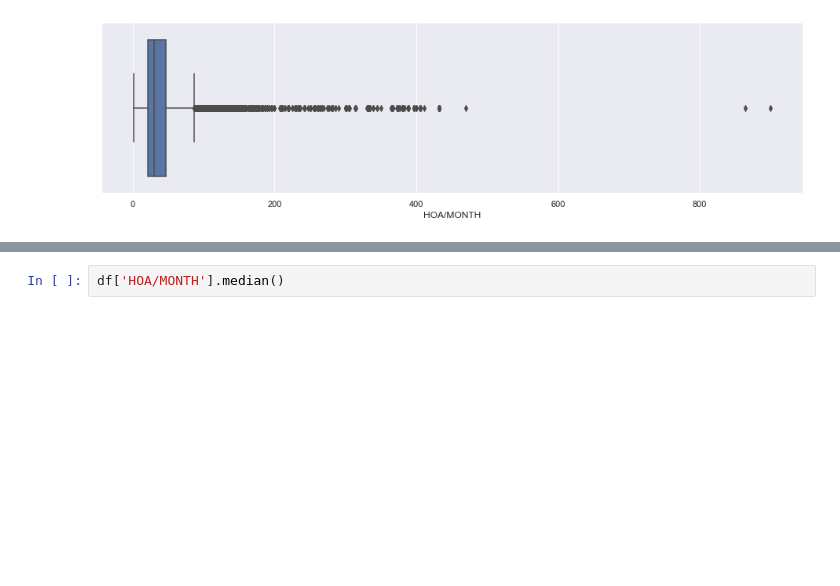
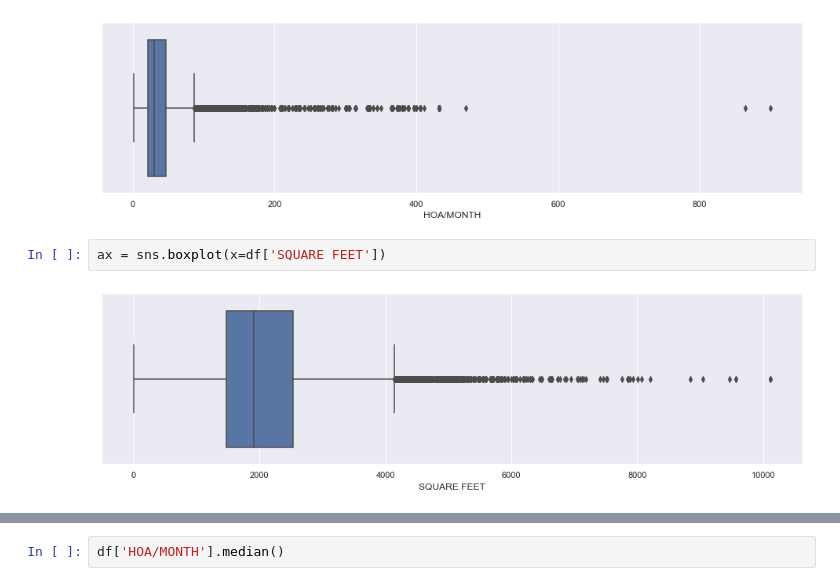
Before and after one commit to randallb15/PredictingSAHomeValues, a Jupyter notebook: EDA.ipynb, the cells around one changed output, grey strips where cells are left out. Cells and saved outputs as stored; diff of their text form; blank space fills up the shorter version.

```diff
--- a/EDA.ipynb
+++ b/EDA.ipynb
@@ -75,3 +78,7 @@ Name: SOLD DATE, Length: 37357, dtype: datetime64[ns]
 ax = sns.boxplot(x=df['HOA/MONTH'])
 # %% [output]
 [figure]
+# %%
+ax = sns.boxplot(x=df['SQUARE FEET'])
+# %% [output]
+[figure, added]
```
Also changed, not shown: parts of 7 cells of this notebook, 3 other files.
